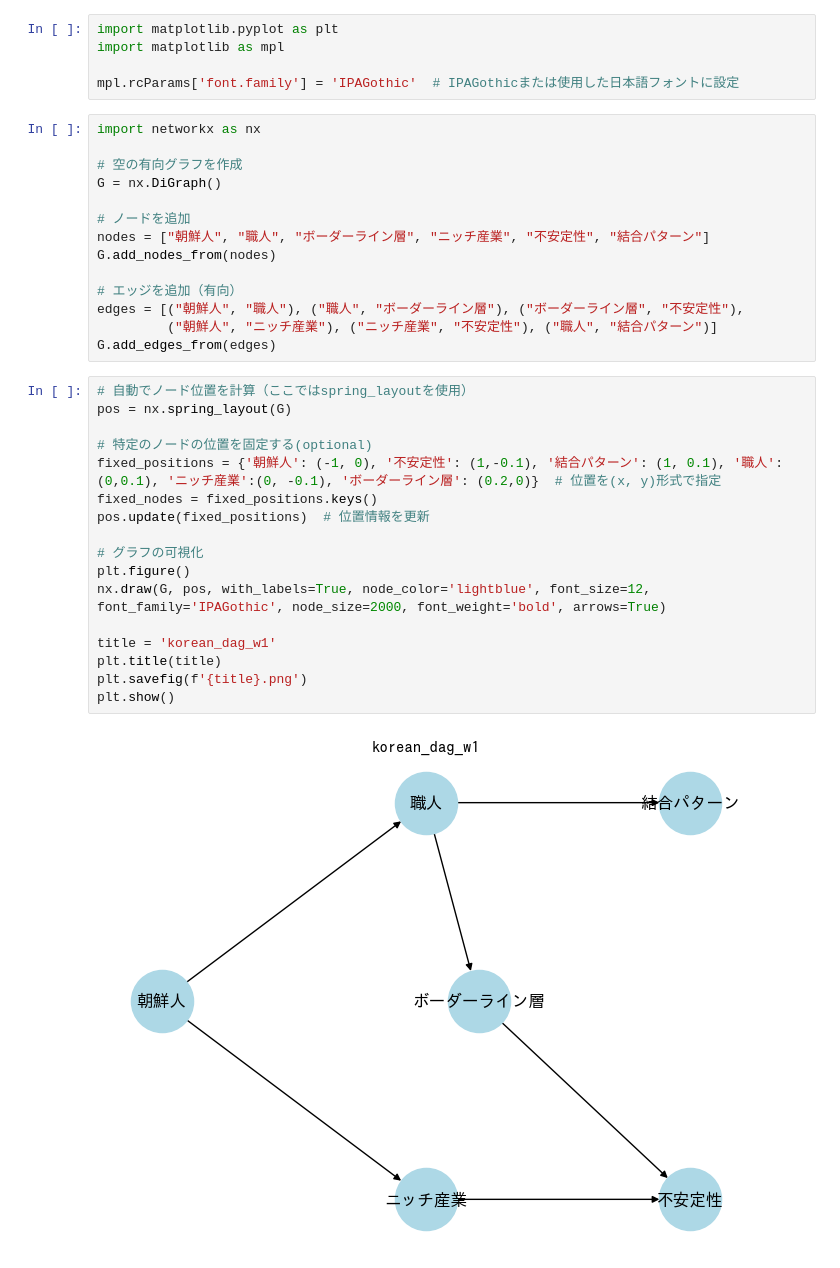
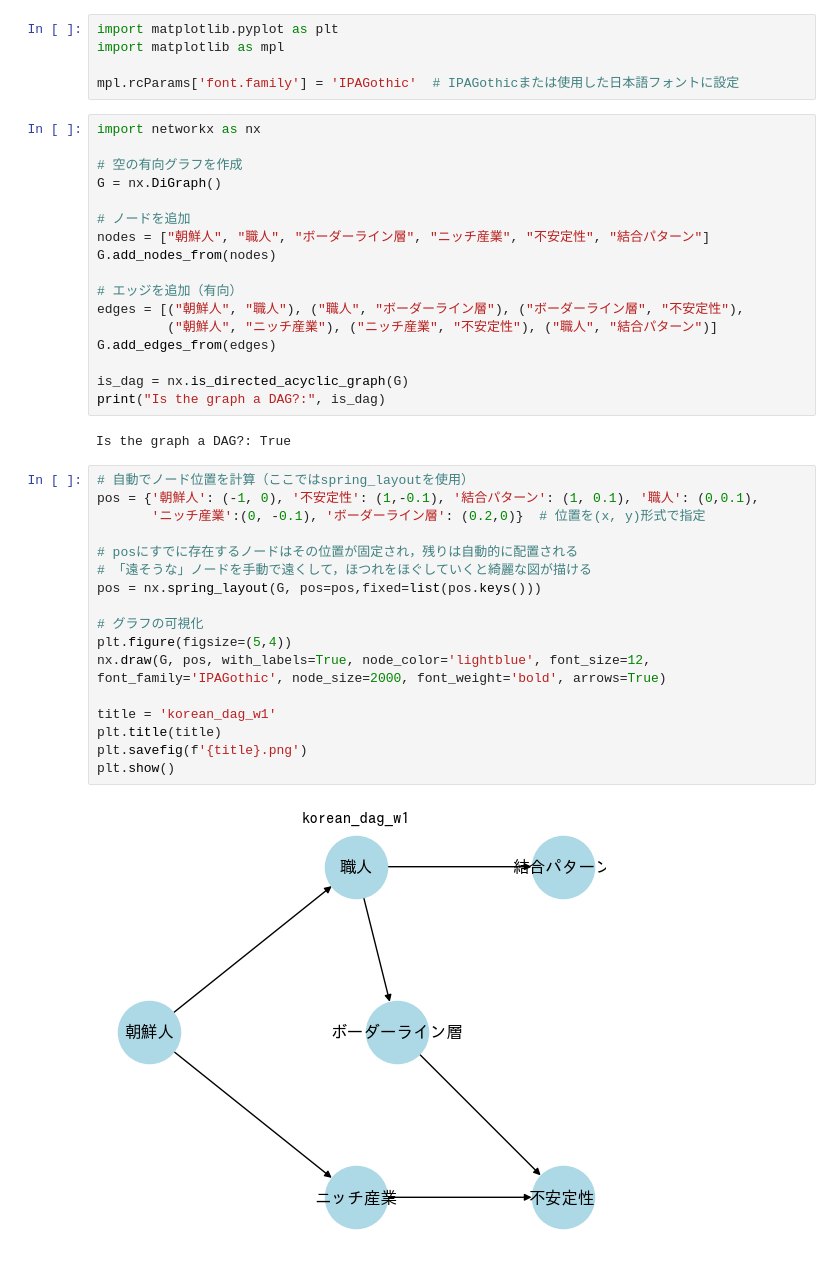
Before and after one commit to Tom-atok/Tom-atok, a Jupyter notebook: colab_notebooks/DAG_japanese.ipynb, the cells around one changed output. Saved outputs shown, nothing was run; the diff lists cells and outputs as text.

```diff
--- a/colab_notebooks/DAG_japanese.ipynb
+++ b/colab_notebooks/DAG_japanese.ipynb
@@ -32,22 +50,27 @@ G.add_nodes_from(nodes)
 edges = [("朝鮮人", "職人"), ("職人", "ボーダーライン層"), ("ボーダーライン層", "不安定性"),
          ("朝鮮人", "ニッチ産業"), ("ニッチ産業", "不安定性"), ("職人", "結合パターン")]
 G.add_edges_from(edges)
+
+is_dag = nx.is_directed_acyclic_graph(G)
+print("Is the graph a DAG?:", is_dag)
+# %% [output]
+Is the graph a DAG?: True
 # %%
 # 自動でノード位置を計算（ここではspring_layoutを使用）
-pos = nx.spring_layout(G)
+pos = {'朝鮮人': (-1, 0), '不安定性': (1,-0.1), '結合パターン': (1, 0.1), '職人': (0,0.1),
+       'ニッチ産業':(0, -0.1), 'ボーダーライン層': (0.2,0)}  # 位置を(x, y)形式で指定
 
-# 特定のノードの位置を固定する(optional)
-fixed_positions = {'朝鮮人': (-1, 0), '不安定性': (1,-0.1), '結合パターン': (1, 0.1), '職人': (0,0.1), 'ニッチ産業':(0, -0.1), 'ボーダーライン層': (0.2,0)}  # 位置を(x, y)形式で指定
-fixed_nodes = fixed_positions.keys()
-pos.update(fixed_positions)  # 位置情報を更新
+# posにすでに存在するノードはその位置が固定され，残りは自動的に配置される
+# 「遠そうな」ノードを手動で遠くして，ほつれをほぐしていくと綺麗な図が描ける
+pos = nx.spring_layout(G, pos=pos,fixed=list(pos.keys()))
 
 # グラフの可視化
-plt.figure()
+plt.figure(figsize=(5,4))
 nx.draw(G, pos, with_labels=True, node_color='lightblue', font_size=12, font_family='IPAGothic', node_size=2000, font_weight='bold', arrows=True)
 
 title = 'korean_dag_w1'
 plt.title(title)
 plt.savefig(f'{title}.png')
 plt.show()
 # %% [output]
-[figure, old version]
+[figure, new version]
```
Also changed, not shown: parts of 4 cells of this notebook.
